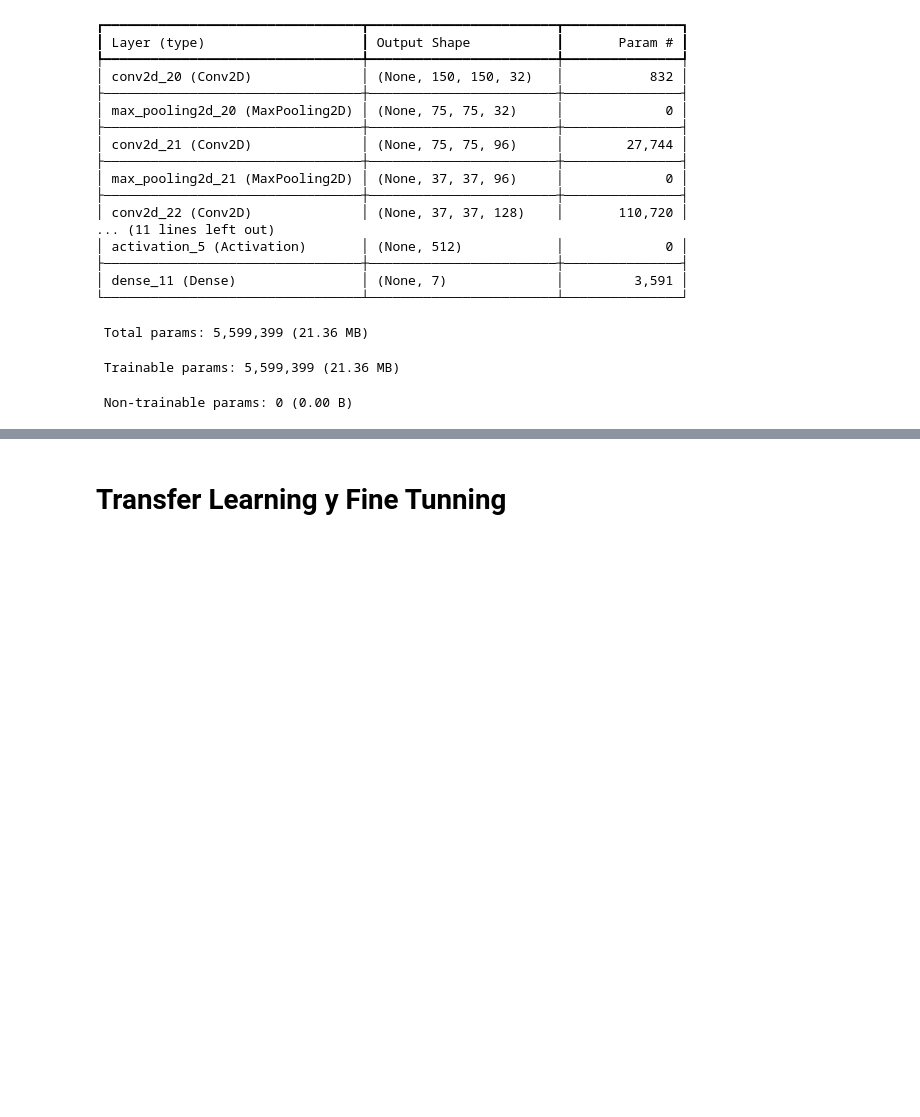
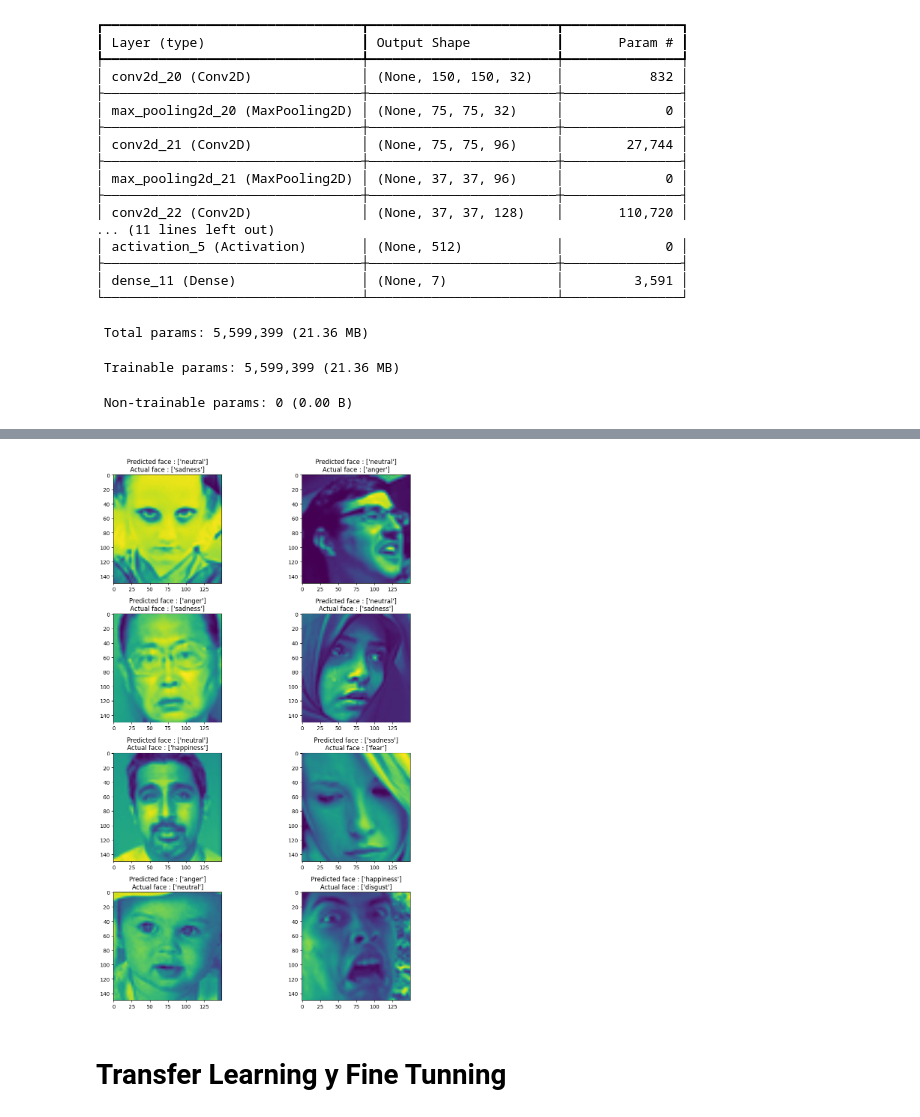
Before and after one commit to andreess891/Reto_2_DeepLearning, a Jupyter notebook: RedesNeuronales_Reto2.ipynb, the cells around one changed output, grey strips where cells are left out. Cells and saved outputs as stored; diff of their text form; code cells hidden in the pictures; blank space fills up the shorter version.

```diff
--- a/RedesNeuronales_Reto2.ipynb
+++ b/RedesNeuronales_Reto2.ipynb
@@ -200,2 +287,18 @@ Epoch 1/35
+# %%
+#warnings.filterwarnings('always')
+#warnings.filterwarnings('ignore')
+
+count=0
+fig,ax=plt.subplots(4,2)
+fig.set_size_inches(15,15)
+for i in range (4):
+    for j in range (2):
+        ax[i,j].imshow(x_test[mis_class[count]])
+        predict_max=np.argmax(y_test,axis=1)
+        ax[i,j].set_title("Predicted face : "+str(le.inverse_transform([pred_digits[mis_class[count]]]))+"\n"+"Actual face : "+str(le.inverse_transform([predict_max[mis_class[count]]])))
+        plt.tight_layout()
+        count+=1
+# %% [output]
+[figure, added]
 # %% [markdown]
 # Transfer Learning y Fine Tunning
```
Also changed, not shown: parts of 9 cells of this notebook.
